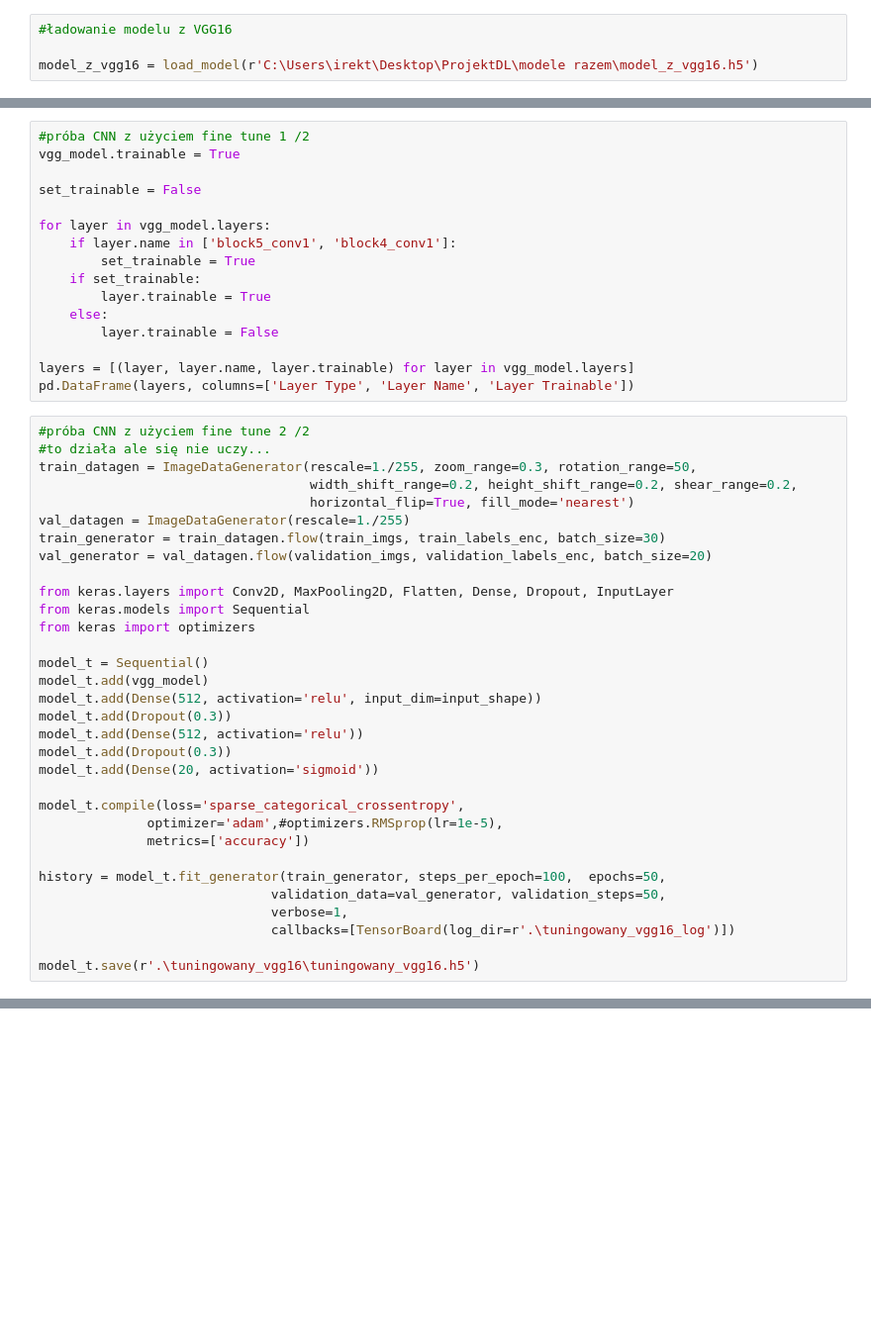
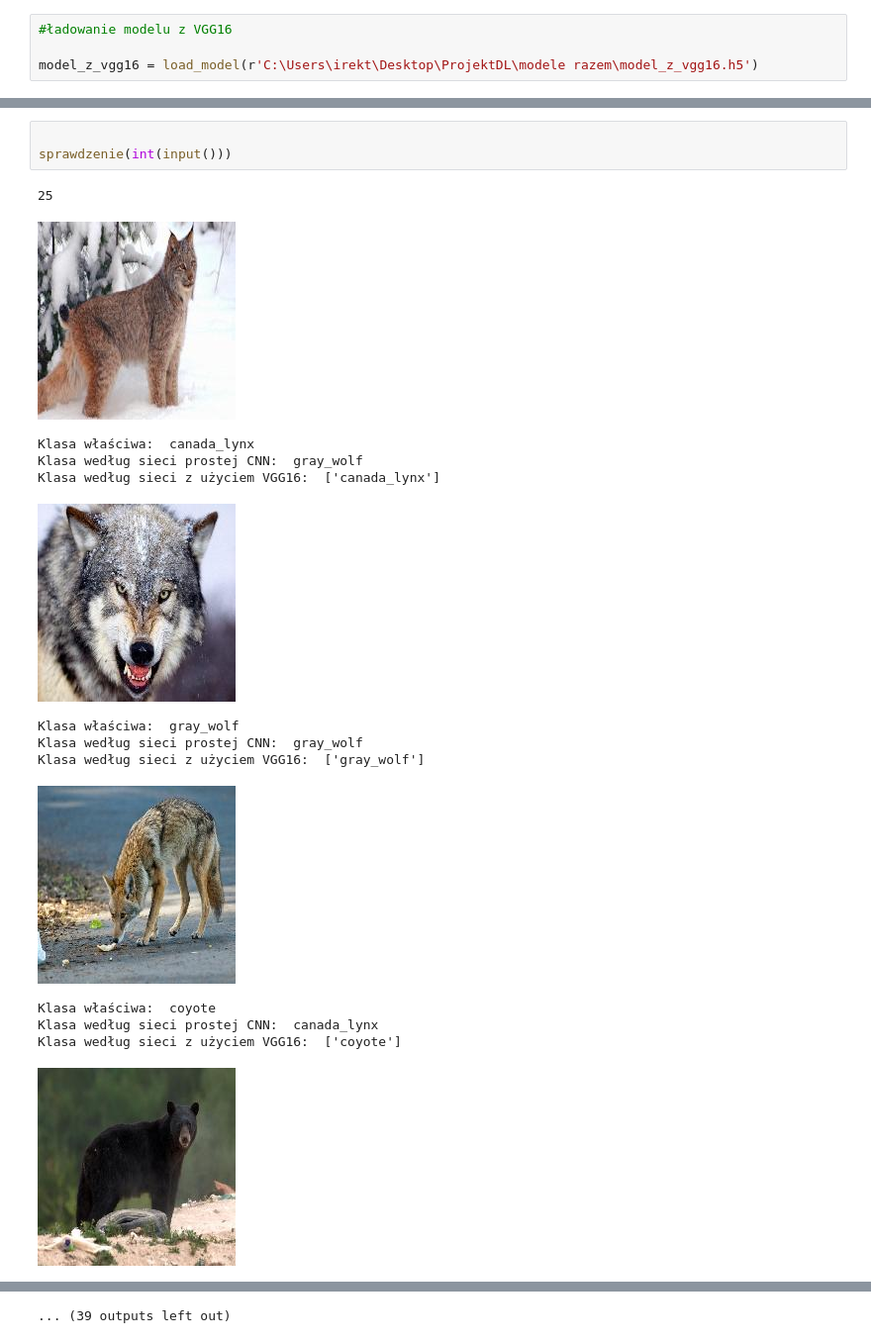
Before and after one commit to infoshareacademy/jdsz3-TeamA, a Jupyter notebook: ProjektDL/Skrypty/skrypty/model_TL_z_vgg16.ipynb, the cells around one changed output, grey strips where cells are left out. Shown at 99% size. Saved outputs shown, nothing was run; the diff lists cells and outputs as text; blank space fills up the shorter version.

```diff
--- a/ProjektDL/Skrypty/skrypty/model_TL_z_vgg16.ipynb
+++ b/ProjektDL/Skrypty/skrypty/model_TL_z_vgg16.ipynb
@@ -287,48 +267,18 @@ Klasa według sieci z użyciem VGG16:  ['sea_lions']
-# %%
-#próba CNN z użyciem fine tune 1 /2
-vgg_model.trainable = True
-
-set_trainable = False
-
-for layer in vgg_model.layers:
-    if layer.name in ['block5_conv1', 'block4_conv1']:
-        set_trainable = True
-    if set_trainable:
-        layer.trainable = True
-    else:
-        layer.trainable = False
-
-layers = [(layer, layer.name, layer.trainable) for layer in vgg_model.layers]
-pd.DataFrame(layers, columns=['Layer Type', 'Layer Name', 'Layer Trainable'])
-# %%
-#próba CNN z użyciem fine tune 2 /2
-#to działa ale się nie uczy...
-train_datagen = ImageDataGenerator(rescale=1./255, zoom_range=0.3, rotation_range=50,
-                                   width_shift_range=0.2, height_shift_range=0.2, shear_range=0.2,
-                                   horizontal_flip=True, fill_mode='nearest')
-val_datagen = ImageDataGenerator(rescale=1./255)
-train_generator = train_datagen.flow(train_imgs, train_labels_enc, batch_size=30)
-val_generator = val_datagen.flow(validation_imgs, validation_labels_enc, batch_size=20)
-
-from keras.layers import Conv2D, MaxPooling2D, Flatten, Dense, Dropout, InputLayer
-from keras.models import Sequential
-from keras import optimizers
-
-model_t = Sequential()
-model_t.add(vgg_model)
-model_t.add(Dense(512, activation='relu', input_dim=input_shape))
-model_t.add(Dropout(0.3))
-model_t.add(Dense(512, activation='relu'))
-model_t.add(Dropout(0.3))
-model_t.add(Dense(20, activation='sigmoid'))
-
-model_t.compile(loss='sparse_categorical_crossentropy',
-              optimizer='adam',#optimizers.RMSprop(lr=1e-5),
-              metrics=['accuracy'])
-
-history = model_t.fit_generator(train_generator, steps_per_epoch=100,  epochs=50,
-                              validation_data=val_generator, validation_steps=50,
-                              verbose=1,
-                              callbacks=[TensorBoard(log_dir=r'.\tuningowany_vgg16_log')])
-
-model_t.save(r'.\tuningowany_vgg16\tuningowany_vgg16.h5')
+# %%
+
+sprawdzenie(int(input()))
+# %% [output]
+25
+[figure, added]
+Klasa właściwa:  canada_lynx
+Klasa według sieci prostej CNN:  gray_wolf
+Klasa według sieci z użyciem VGG16:  ['canada_lynx']
+[figure, added]
+Klasa właściwa:  gray_wolf
+Klasa według sieci prostej CNN:  gray_wolf
+Klasa według sieci z użyciem VGG16:  ['gray_wolf']
+[figure, added]
+Klasa właściwa:  coyote
+Klasa według sieci prostej CNN:  canada_lynx
+Klasa według sieci z użyciem VGG16:  ['coyote']
+[figure, added]
@@ -334,0 +293 @@ model_t.save(r'.\tuningowany_vgg16\tuningowany_vgg16.h5')
+... (39 outputs left out)
```
Also changed, not shown: parts of 5 cells of this notebook.
